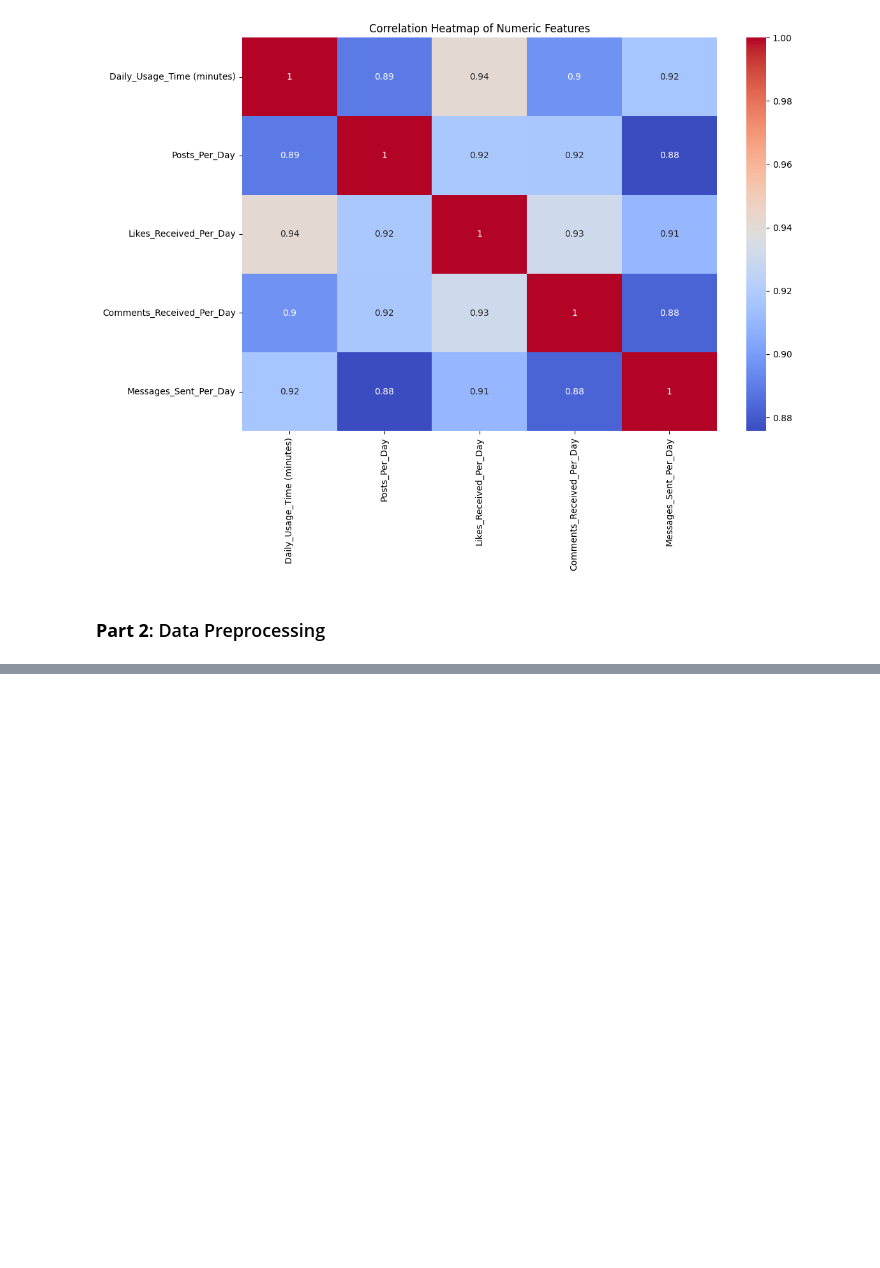
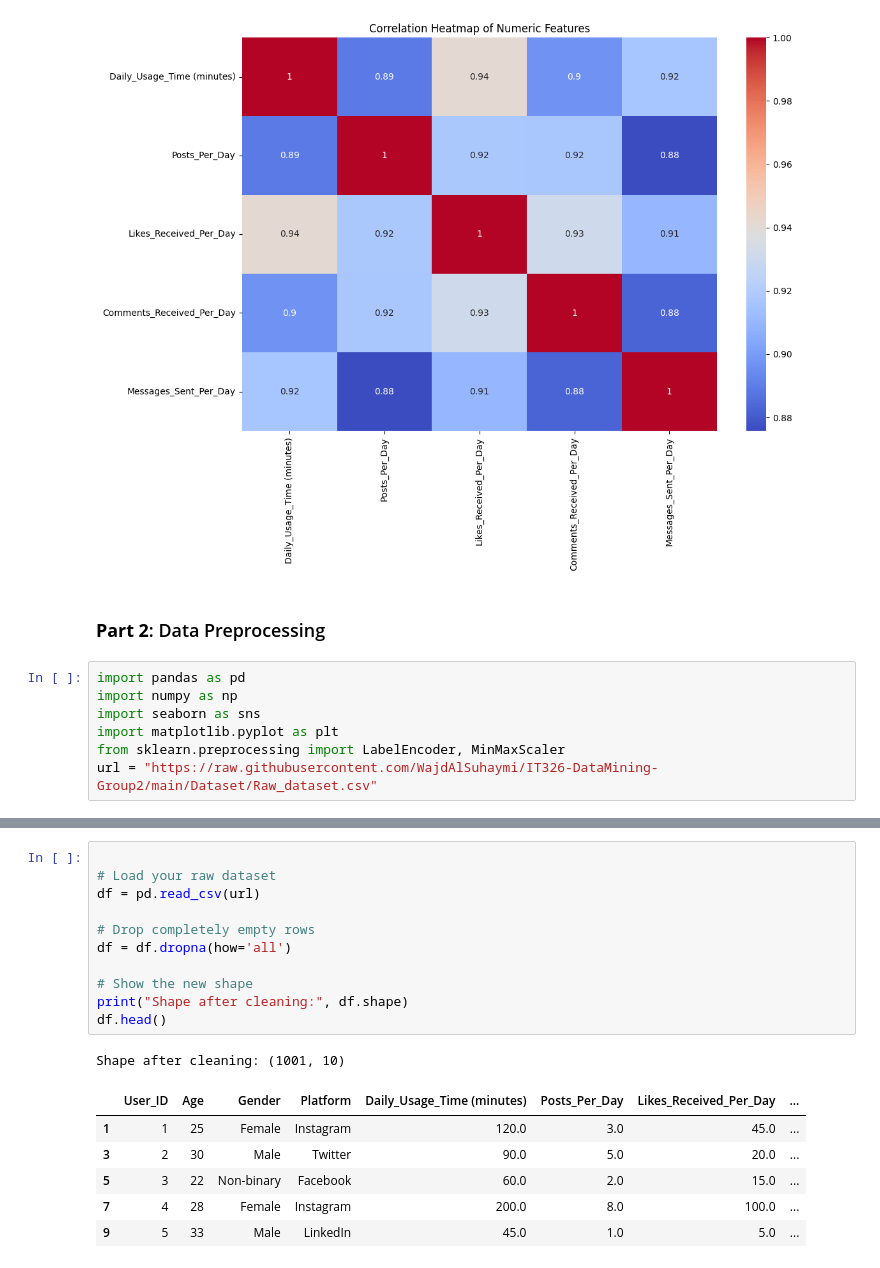
Before and after one commit to WajdAlsuhaymi/IT326-DataMining-Group2, a Jupyter notebook: Reports/Phase2.ipynb, the cells around one changed output, grey strips where cells are left out. Saved outputs shown, nothing was run; the diff lists cells and outputs as text; blank space fills up the shorter version.

```diff
--- a/Reports/Phase2.ipynb
+++ b/Reports/Phase2.ipynb
@@ -152,3 +152,10 @@ plt.show()
 [figure]
 # %% [markdown]
 ### **Part 2**: Data Preprocessing
+# %%
+import pandas as pd
+import numpy as np
+import seaborn as sns
+import matplotlib.pyplot as plt
+from sklearn.preprocessing import LabelEncoder, MinMaxScaler
+url = "https://raw.githubusercontent.com/WajdAlSuhaymi/IT326-DataMining-Group2/main/Dataset/Raw_dataset.csv"
@@ -154,0 +174,19 @@ plt.show()
+# %%
+
+# Load your raw dataset
+df = pd.read_csv(url)
+
+# Drop completely empty rows
+df = df.dropna(how='all')
+
+# Show the new shape
+print("Shape after cleaning:", df.shape)
+df.head()
+# %% [output]
+Shape after cleaning: (1001, 10)
+|  | User_ID | Age | Gender | Platform | Daily_Usage_Time (minutes) | Posts_Per_Day | Likes_Received_Per_Day | ... |
+| 1 | 1 | 25 | Female | Instagram | 120.0 | 3.0 | 45.0 | ... |
+| 3 | 2 | 30 | Male | Twitter | 90.0 | 5.0 | 20.0 | ... |
+| 5 | 3 | 22 | Non-binary | Facebook | 60.0 | 2.0 | 15.0 | ... |
+| 7 | 4 | 28 | Female | Instagram | 200.0 | 8.0 | 100.0 | ... |
+| 9 | 5 | 33 | Male | LinkedIn | 45.0 | 1.0 | 5.0 | ... |
```
Also changed, not shown: parts of 7 cells of this notebook.
